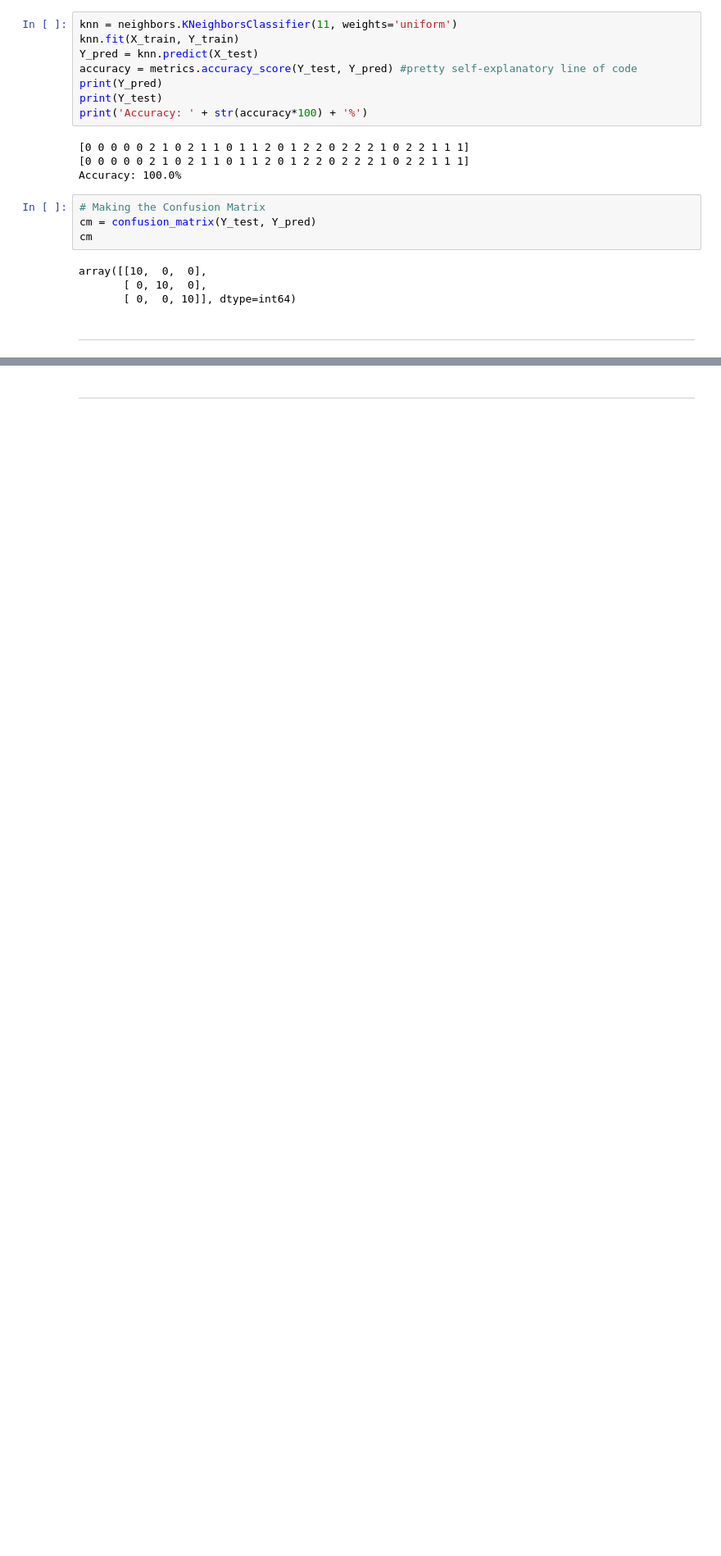
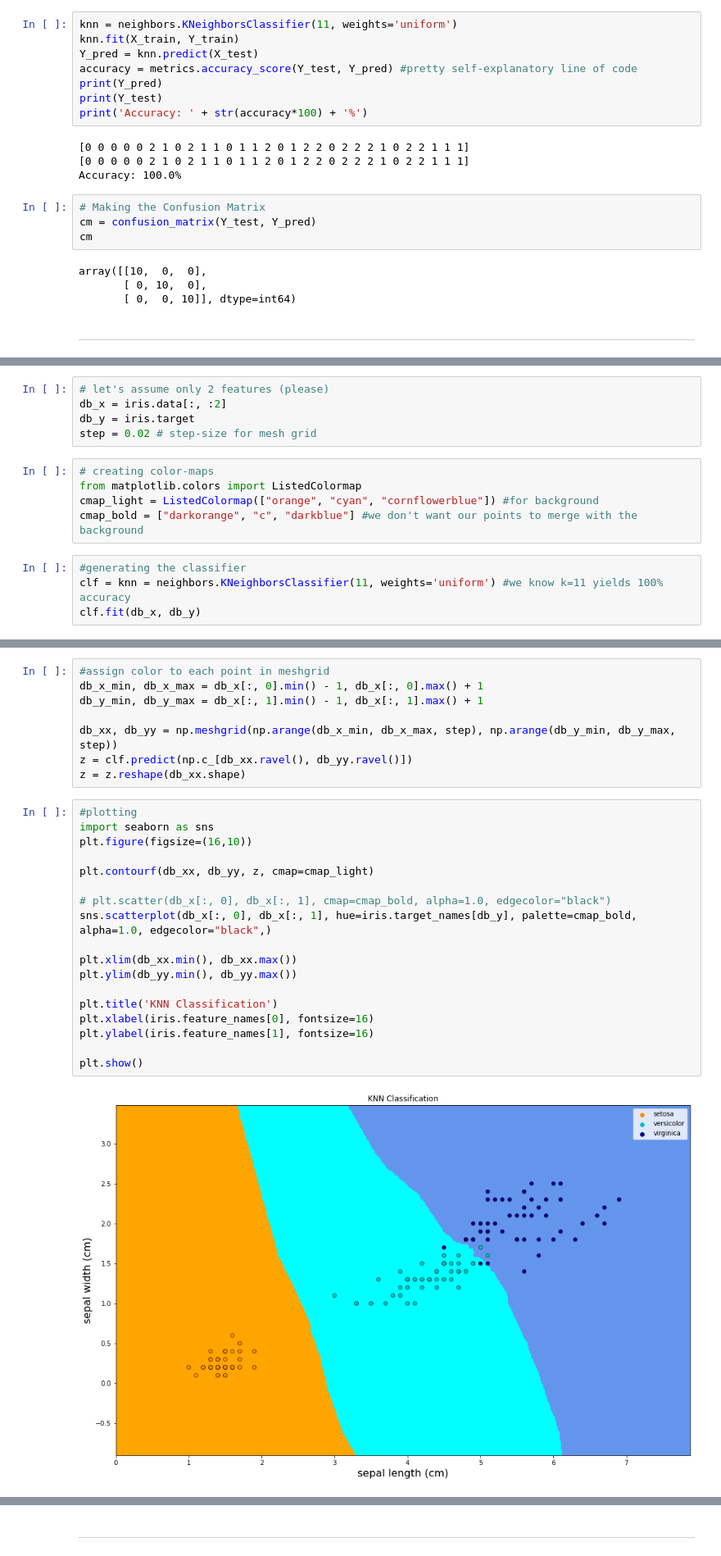
Before and after one commit to kvardhan10/MLBuild, a Jupyter notebook: knn_for_iris.ipynb, the cells around one changed output, grey strips where cells are left out. Shown at 82% size. Drawn from its saved outputs; the diff is of its cells as text; blank space fills up the shorter version.

```diff
--- a/knn_for_iris.ipynb
+++ b/knn_for_iris.ipynb
@@ -184,0 +172,14 @@ array([[10,  0,  0],
+# %%
+# let's assume only 2 features (please)
+db_x = iris.data[:, :2]
+db_y = iris.target
+step = 0.02 # step-size for mesh grid
+# %%
+# creating color-maps
+from matplotlib.colors import ListedColormap
+cmap_light = ListedColormap(["orange", "cyan", "cornflowerblue"]) #for background
+cmap_bold = ["darkorange", "c", "darkblue"] #we don't want our points to merge with the background
+# %%
+#generating the classifier
+clf = knn = neighbors.KNeighborsClassifier(11, weights='uniform') #we know k=11 yields 100% accuracy
+clf.fit(db_x, db_y)
@@ -184,0 +188,28 @@ array([[10,  0,  0],
+# %%
+#assign color to each point in meshgrid
+db_x_min, db_x_max = db_x[:, 0].min() - 1, db_x[:, 0].max() + 1
+db_y_min, db_y_max = db_x[:, 1].min() - 1, db_x[:, 1].max() + 1
+
+db_xx, db_yy = np.meshgrid(np.arange(db_x_min, db_x_max, step), np.arange(db_y_min, db_y_max, step))
+z = clf.predict(np.c_[db_xx.ravel(), db_yy.ravel()])
+z = z.reshape(db_xx.shape)
+# %%
+#plotting
+import seaborn as sns
+plt.figure(figsize=(16,10))
+
+plt.contourf(db_xx, db_yy, z, cmap=cmap_light)
+
+# plt.scatter(db_x[:, 0], db_x[:, 1], cmap=cmap_bold, alpha=1.0, edgecolor="black")
+sns.scatterplot(db_x[:, 0], db_x[:, 1], hue=iris.target_names[db_y], palette=cmap_bold, alpha=1.0, edgecolor="black",)
+
+plt.xlim(db_xx.min(), db_xx.max())
+plt.ylim(db_yy.min(), db_yy.max())
+
+plt.title('KNN Classification')
+plt.xlabel(iris.feature_names[0], fontsize=16)
+plt.ylabel(iris.feature_names[1], fontsize=16)
+
+plt.show()
+# %% [output]
+[figure, added]
```
Also changed, not shown: parts of 6 cells of this notebook.
